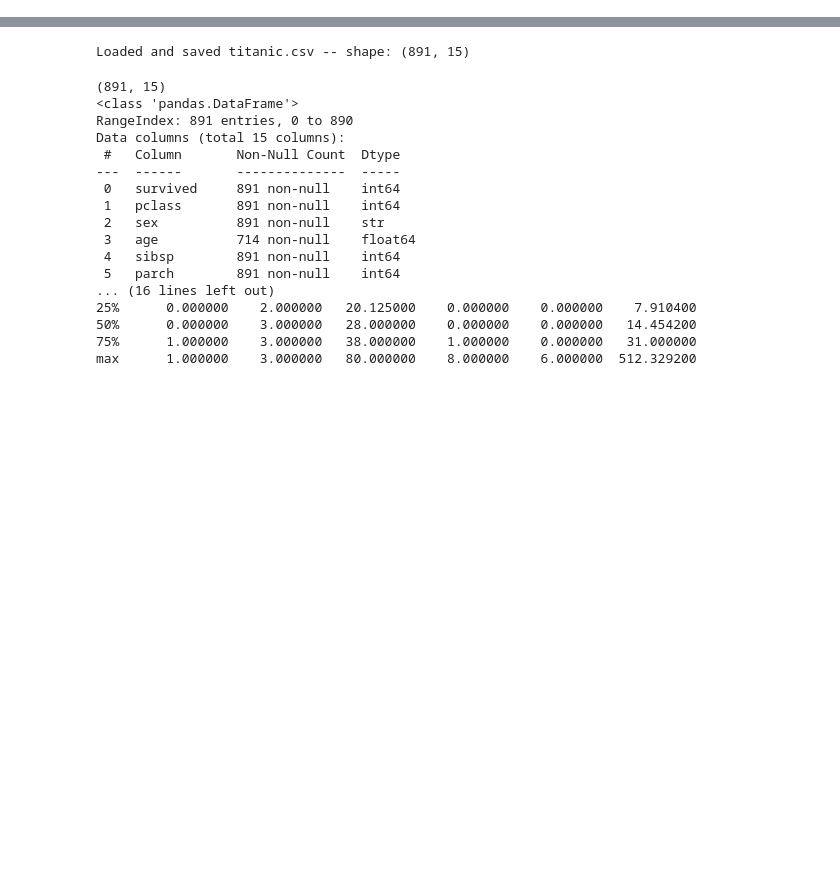
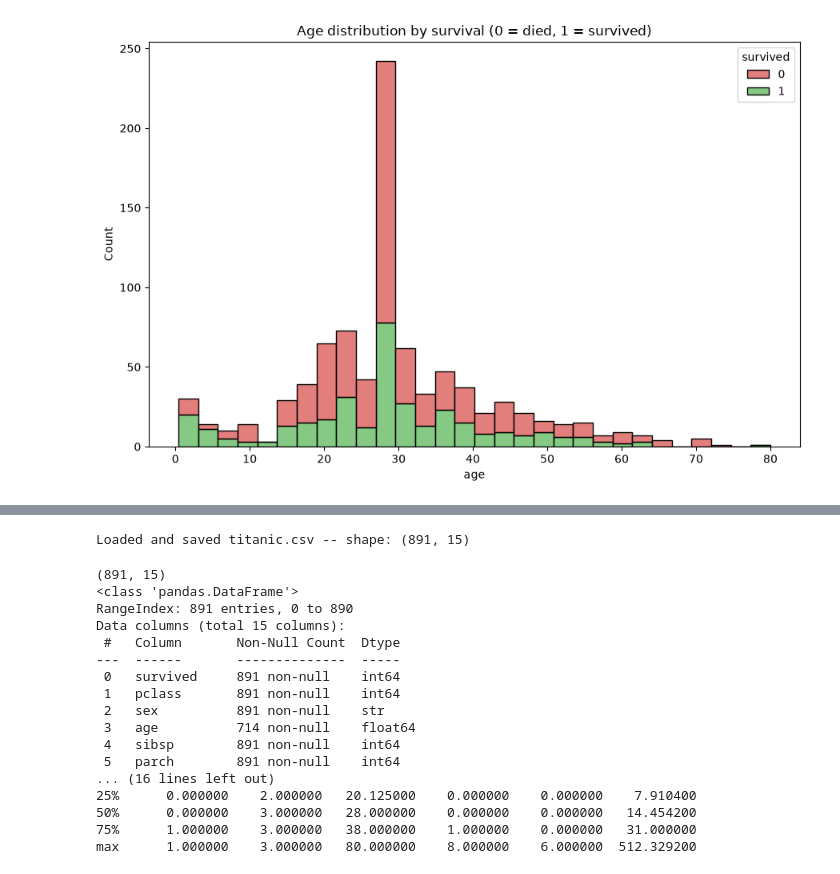
Before and after one commit to Rohith4294/Zepto-data-AI-platform, a Jupyter notebook: analytics/01_eda.ipynb, the cells around one changed output, grey strips where cells are left out. Saved outputs shown, nothing was run; the diff lists cells and outputs as text; code cells hidden in the pictures; blank space fills up the shorter version.

```diff
--- a/analytics/01_eda.ipynb
+++ b/analytics/01_eda.ipynb
@@ -0,0 +72,11 @@
+# %%
+plt.figure(figsize=(9, 6))
+sns.histplot(data=df_clean, x="age", hue="survived", bins=30,
+             multiple="stack", palette=["#d9534f", "#5cb85c"])
+plt.title("Age distribution by survival (0 = died, 1 = survived)")
+plt.xlabel("age")
+plt.tight_layout()
+plt.savefig("plots_story_2_age.png", dpi=100, bbox_inches="tight")
+plt.show()
+# %% [output]
+[figure, added]
```
Also changed, not shown: parts of 16 cells of this notebook, 7 other files.
